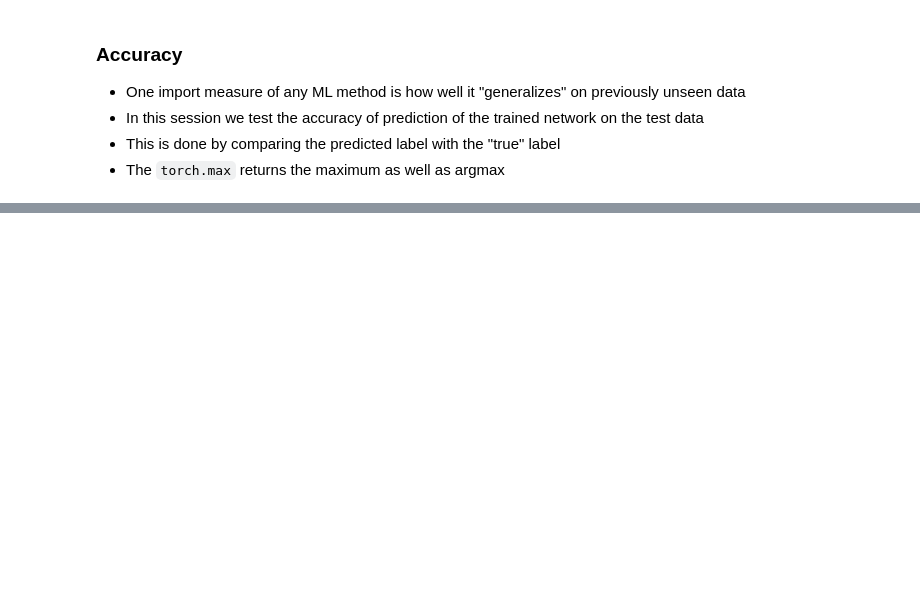
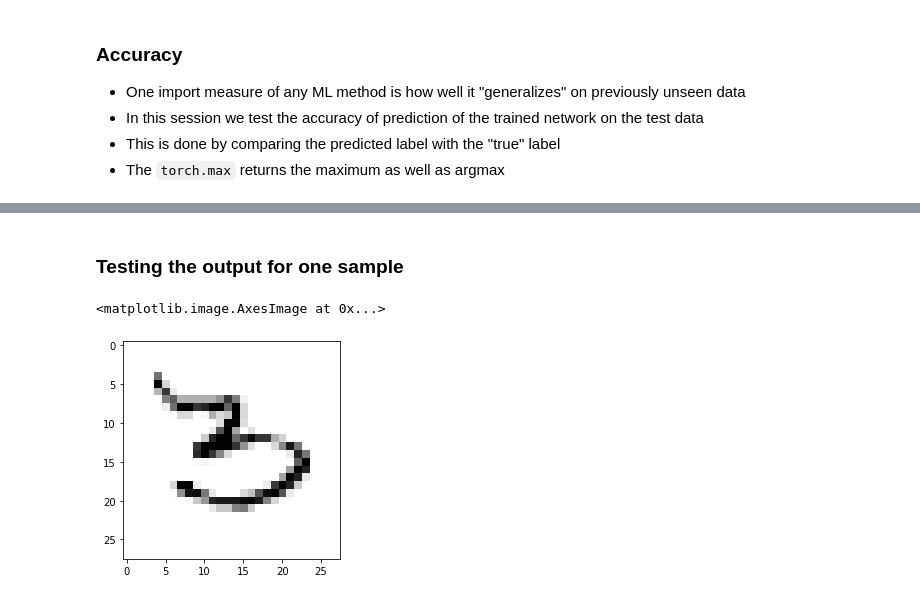
Before and after one commit to UOS-COMP6252/year23, a Jupyter notebook: lecture4/feedforward.ipynb, the cells around one changed output, grey strips where cells are left out. Drawn from its saved outputs; the diff is of its cells as text; code cells hidden in the pictures; blank space fills up the shorter version.

```diff
--- a/lecture4/feedforward.ipynb
+++ b/lecture4/feedforward.ipynb
@@ -440,0 +476,15 @@ evaluate(test_loader,model)
+# %% [markdown]
+### Testing the output for one sample
+# %%
+img,label=test_data[245]
+# %%
+with torch.no_grad():
+    prob=nn.Softmax(1)(model(img.cuda()))
+prob=prob.cpu().numpy().squeeze()
+T=tv.transforms.ToPILImage()
+img=T(img)
+# %%
+plt.imshow(img,cmap='Greys')
+# %% [output]
+<matplotlib.image.AxesImage at 0x...>
+[figure, added]
```
Also changed, not shown: parts of 21 cells of this notebook.
